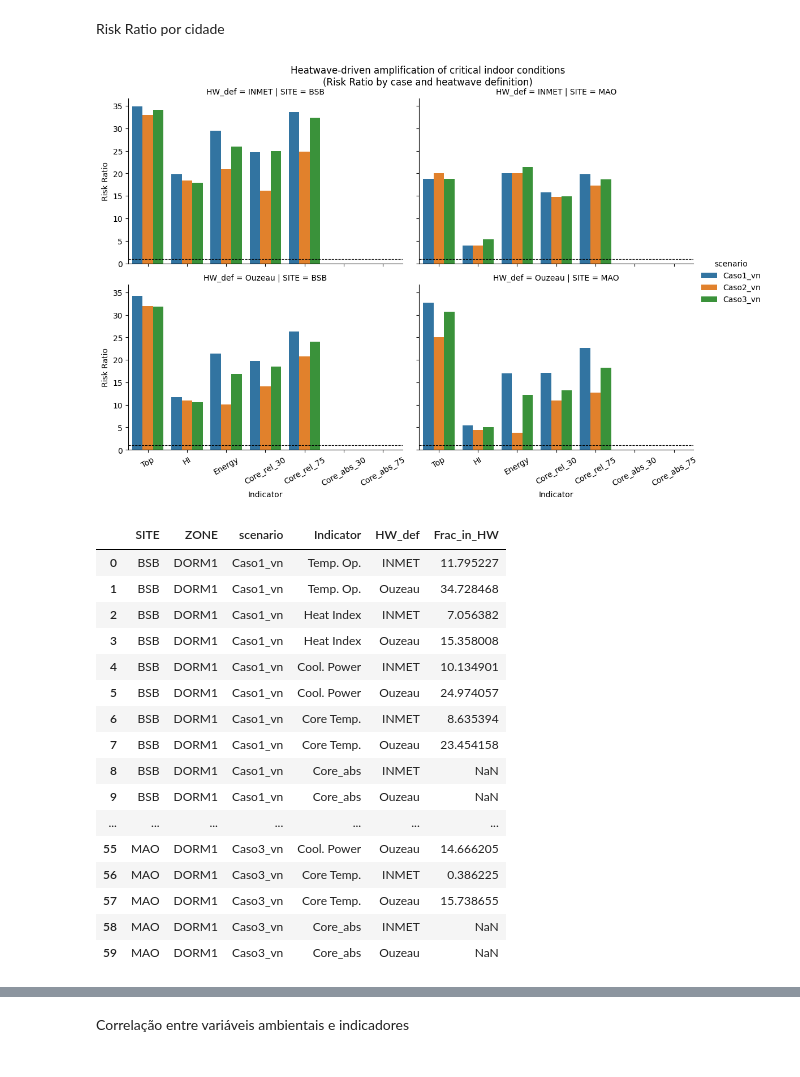
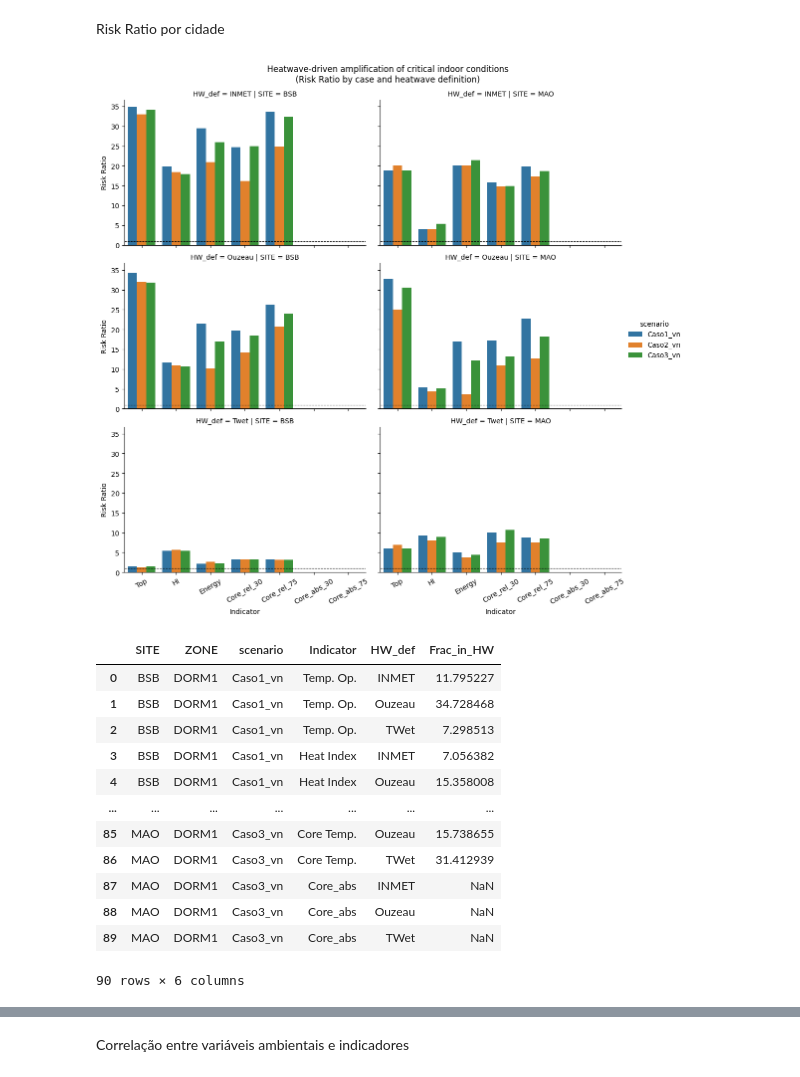
Before and after one commit to matheusbracht/heatwave_overheating_pipeline, a Jupyter notebook: notebooks/4_analysis.ipynb, the cells around one changed output, grey strips where cells are left out. Saved outputs shown, nothing was run; the diff lists cells and outputs as text; code cells hidden in the pictures.

```diff
--- a/notebooks/4_analysis.ipynb
+++ b/notebooks/4_analysis.ipynb
@@ -717,6 +745,7 @@ CRIT_FLAGS = {
 HW_FLAGS = {
     "INMET": "HW_INMET_bool",
     "Ouzeau": "HW_OU_bool",
+    "Twet": "HW_TW_bool",
 }
 
 rows = []
@@ -819,7 +848,7 @@ g.fig.suptitle(
 
 plt.show()
 # %% [output]
-[figure, old version]
+[figure, new version]
 # %%
 def frac_critical_in_hw(flag: pd.Series, hw_flag: pd.Series):
     flag = flag.fillna(False).astype(bool)
@@ -840,48 +869,44 @@ INDS = {
     "Core Temp.": "flag_extreme_jos3_t_core_age30_p99",
     "Core_abs": "flag_critical_core_abs_age30",
 }
 
 for (site_id, zone), df_site in fulls.items():
     for scen, g in df_site.groupby("scenario"):
         for ind, col in INDS.items():
             if col not in g.columns:
                 continue
 
-            for hw_def, hw_col in [("INMET","HW_INMET_bool"), ("Ouzeau","HW_OU_bool")]:
+            for hw_def, hw_col in [("INMET","HW_INMET_bool"), ("Ouzeau","HW_OU_bool"), ("TWet","HW_TW_bool")]:
                 if hw_col not in g.columns:
                     continue
 
                 frac = frac_critical_in_hw(g[col], g[hw_col])
 
                 results_frac.append({
                     "SITE": site_id,
                     "ZONE": zone,
                     "scenario": scen,
                     "Indicator": ind,
                     "HW_def": hw_def,
                     "Frac_in_HW": frac * 100 if pd.notna(frac) else np.nan,
                 })
 
 frac_all = pd.DataFrame(results_frac)
 frac_all
 # %% [output]
 |  | SITE | ZONE | scenario | Indicator | HW_def | Frac_in_HW |
 | 0 | BSB | DORM1 | Caso1_vn | Temp. Op. | INMET | 11.795227 |
 | 1 | BSB | DORM1 | Caso1_vn | Temp. Op. | Ouzeau | 34.728468 |
-| 2 | BSB | DORM1 | Caso1_vn | Heat Index | INMET | 7.056382 |
-| 3 | BSB | DORM1 | Caso1_vn | Heat Index | Ouzeau | 15.358008 |
-| 4 | BSB | DORM1 | Caso1_vn | Cool. Power | INMET | 10.134901 |
-| 5 | BSB | DORM1 | Caso1_vn | Cool. Power | Ouzeau | 24.974057 |
-| 6 | BSB | DORM1 | Caso1_vn | Core Temp. | INMET | 8.635394 |
-| 7 | BSB | DORM1 | Caso1_vn | Core Temp. | Ouzeau | 23.454158 |
-| 8 | BSB | DORM1 | Caso1_vn | Core_abs | INMET | NaN |
-| 9 | BSB | DORM1 | Caso1_vn | Core_abs | Ouzeau | NaN |
+| 2 | BSB | DORM1 | Caso1_vn | Temp. Op. | TWet | 7.298513 |
+| 3 | BSB | DORM1 | Caso1_vn | Heat Index | INMET | 7.056382 |
+| 4 | BSB | DORM1 | Caso1_vn | Heat Index | Ouzeau | 15.358008 |
 | ... | ... | ... | ... | ... | ... | ... |
-| 55 | MAO | DORM1 | Caso3_vn | Cool. Power | Ouzeau | 14.666205 |
-| 56 | MAO | DORM1 | Caso3_vn | Core Temp. | INMET | 0.386225 |
-| 57 | MAO | DORM1 | Caso3_vn | Core Temp. | Ouzeau | 15.738655 |
-| 58 | MAO | DORM1 | Caso3_vn | Core_abs | INMET | NaN |
-| 59 | MAO | DORM1 | Caso3_vn | Core_abs | Ouzeau | NaN |
+| 85 | MAO | DORM1 | Caso3_vn | Core Temp. | Ouzeau | 15.738655 |
+| 86 | MAO | DORM1 | Caso3_vn | Core Temp. | TWet | 31.412939 |
+| 87 | MAO | DORM1 | Caso3_vn | Core_abs | INMET | NaN |
+| 88 | MAO | DORM1 | Caso3_vn | Core_abs | Ouzeau | NaN |
+| 89 | MAO | DORM1 | Caso3_vn | Core_abs | TWet | NaN |
+90 rows × 6 columns
 # %%
 frac_wide = frac_all.pivot_table(
     index=["SITE","ZONE","Indicator","HW_def"],
```
Also changed, not shown: parts of 18 cells of this notebook, 6 other files.
